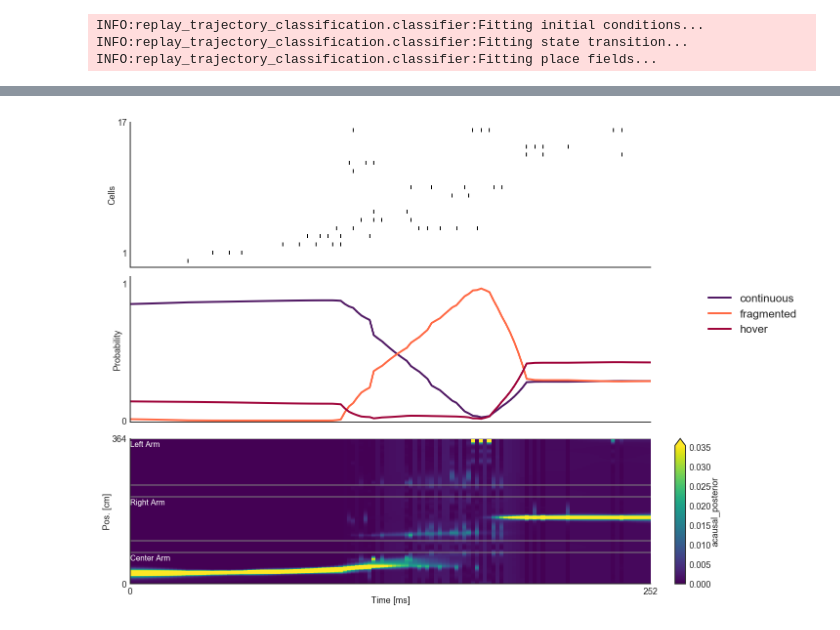
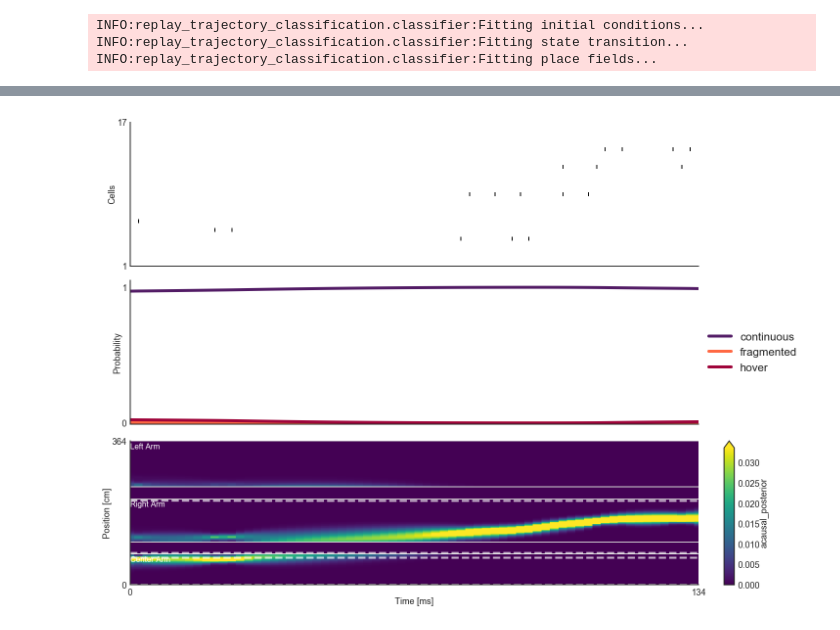
Before and after one commit to Eden-Kramer-Lab/replay_trajectory_paper, a Jupyter notebook: notebooks/Test_1D_Real_Data.ipynb, the cells around one changed output, grey strips where cells are left out. Cells and saved outputs as stored; diff of their text form; code cells hidden in the pictures.

```diff
--- a/notebooks/Test_1D_Real_Data.ipynb
+++ b/notebooks/Test_1D_Real_Data.ipynb
@@ -114,7 +113,7 @@ ripple_spikes = reshape_to_segments(
     sampling_frequency=data['sampling_frequency'])
 
 ripple_position = reshape_to_segments(
-    data['position_info'].loc[:, ['x_position', 'y_position']],
+    data['position_info'].loc[:, ['x_position', 'y_position', 'linear_position2', 'track_segment_id']],
     data['ripple_times'].loc[:, ['start_time', 'end_time']],
     sampling_frequency=data['sampling_frequency'])
 # %%
@@ -185,11 +184,24 @@ def plot_classification(test_spikes, results, position_info):
                         linestyle='-', linewidth=1)
 
     sns.despine()
-# %%
-ripple_number = 145
-
-result = classifier.predict(ripple_spikes.loc[ripple_number], time=ripple_spikes.loc[ripple_number].index)
-
-plot_classification(ripple_spikes.loc[ripple_number].values, result, data['position_info'])
-# %% [output]
-[figure, removed]
+# %%
+from src.visualization import plot_ripple_decode_1D
+
+ripple_number = 153
+
+result = classifier.predict(ripple_spikes.loc[ripple_number], time=ripple_spikes.loc[ripple_number].index)
+
+place_field_max = get_place_field_max(classifier)
+linear_position_order = place_field_max.argsort(axis=0).squeeze()
+posterior = (result
+             .acausal_posterior
+             .dropna('time')
+             .assign_coords(
+                 time=lambda ds: 1000.0 * ds.time / np.timedelta64(1, 's'),
+                 state=lambda ds: ds.state.to_index().map(TRANSITION_TO_CATEGORY)))
+
+plot_ripple_decode_1D(posterior, ripple_position.loc[ripple_number], ripple_spikes.loc[ripple_number],
+                      linear_position_order, data['position_info'],
+                      spike_label='Cells')
+# %% [output]
+[figure, added]
```
Also changed, not shown: parts of 32 cells of this notebook, 1 other file.
